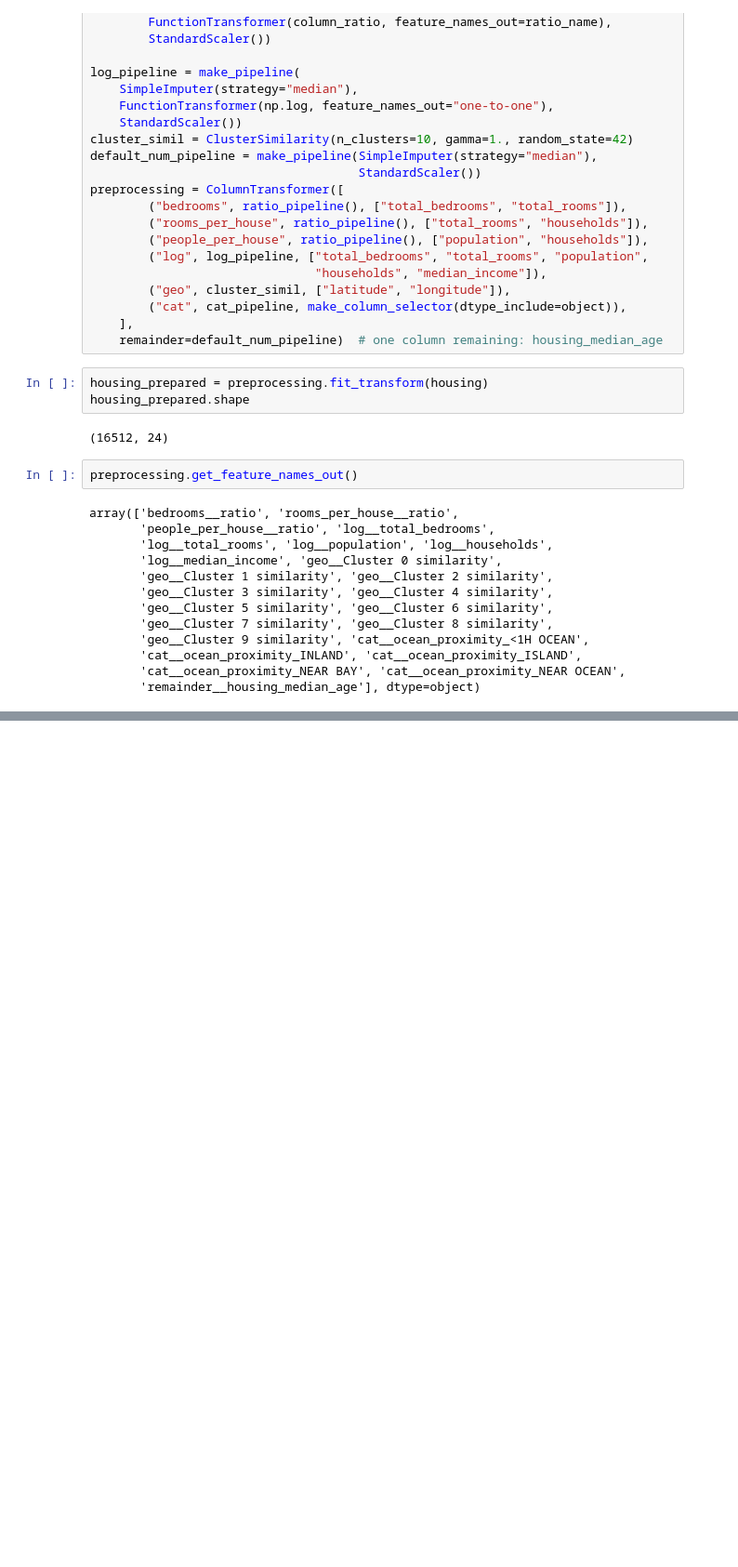
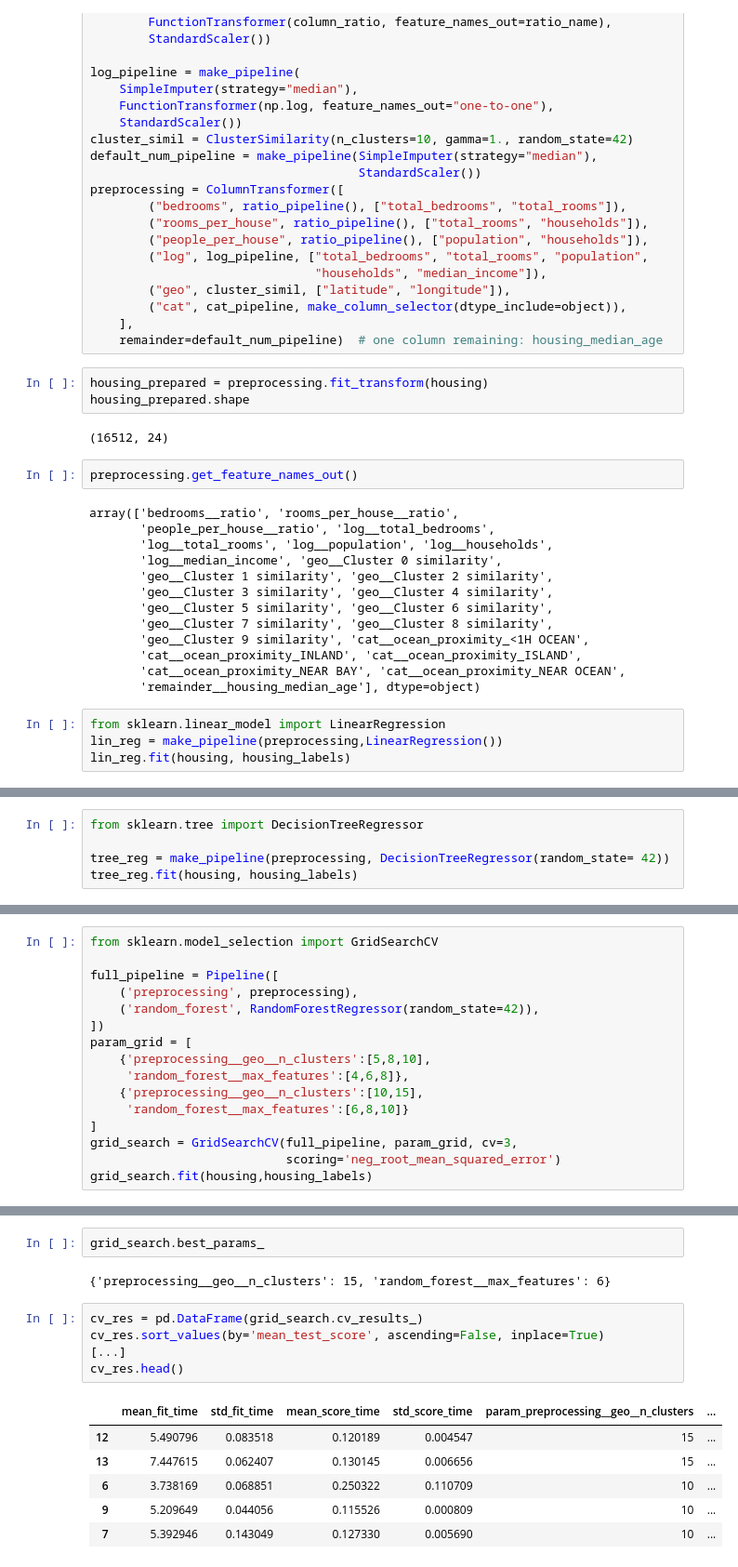
Before and after one commit to proutkarsh3104/Machine-learning-book, a Jupyter notebook: chapter_2.ipynb, the cells around one changed output, grey strips where cells are left out. Shown at 93% size. Saved outputs shown, nothing was run; the diff lists cells and outputs as text; blank space fills up the shorter version.

Commit message:
testing, training and valuating the ai model

```diff
--- a/chapter_2.ipynb
+++ b/chapter_2.ipynb
@@ -531,3 +531,7 @@ array(['bedrooms__ratio', 'rooms_per_house__ratio',
        'cat__ocean_proximity_INLAND', 'cat__ocean_proximity_ISLAND',
        'cat__ocean_proximity_NEAR BAY', 'cat__ocean_proximity_NEAR OCEAN',
        'remainder__housing_median_age'], dtype=object)
+# %%
+from sklearn.linear_model import LinearRegression
+lin_reg = make_pipeline(preprocessing,LinearRegression())
+lin_reg.fit(housing, housing_labels)
@@ -533,0 +578,5 @@ array(['bedrooms__ratio', 'rooms_per_house__ratio',
+# %%
+from sklearn.tree import DecisionTreeRegressor
+
+tree_reg = make_pipeline(preprocessing, DecisionTreeRegressor(random_state= 42))
+tree_reg.fit(housing, housing_labels)
@@ -533,0 +644,16 @@ array(['bedrooms__ratio', 'rooms_per_house__ratio',
+# %%
+from sklearn.model_selection import GridSearchCV
+
+full_pipeline = Pipeline([
+    ('preprocessing', preprocessing),
+    ('random_forest', RandomForestRegressor(random_state=42)),
+])
+param_grid = [
+    {'preprocessing__geo__n_clusters':[5,8,10],
+     'random_forest__max_features':[4,6,8]},
+    {'preprocessing__geo__n_clusters':[10,15],
+     'random_forest__max_features':[6,8,10]}
+]
+grid_search = GridSearchCV(full_pipeline, param_grid, cv=3,
+                           scoring='neg_root_mean_squared_error')
+grid_search.fit(housing,housing_labels)
@@ -533,0 +680,16 @@ array(['bedrooms__ratio', 'rooms_per_house__ratio',
+# %%
+grid_search.best_params_
+# %% [output]
+{'preprocessing__geo__n_clusters': 15, 'random_forest__max_features': 6}
+# %%
+cv_res = pd.DataFrame(grid_search.cv_results_)
+cv_res.sort_values(by='mean_test_score', ascending=False, inplace=True)
+[...]
+cv_res.head()
+# %% [output]
+|  | mean_fit_time | std_fit_time | mean_score_time | std_score_time | param_preprocessing__geo__n_clusters | ... |
+| 12 | 5.490796 | 0.083518 | 0.120189 | 0.004547 | 15 | ... |
+| 13 | 7.447615 | 0.062407 | 0.130145 | 0.006656 | 15 | ... |
+| 6 | 3.738169 | 0.068851 | 0.250322 | 0.110709 | 10 | ... |
+| 9 | 5.209649 | 0.044056 | 0.115526 | 0.000809 | 10 | ... |
+| 7 | 5.392946 | 0.143049 | 0.127330 | 0.005690 | 10 | ... |
```
Also changed, not shown: parts of 19 cells of this notebook, 1 other file.
